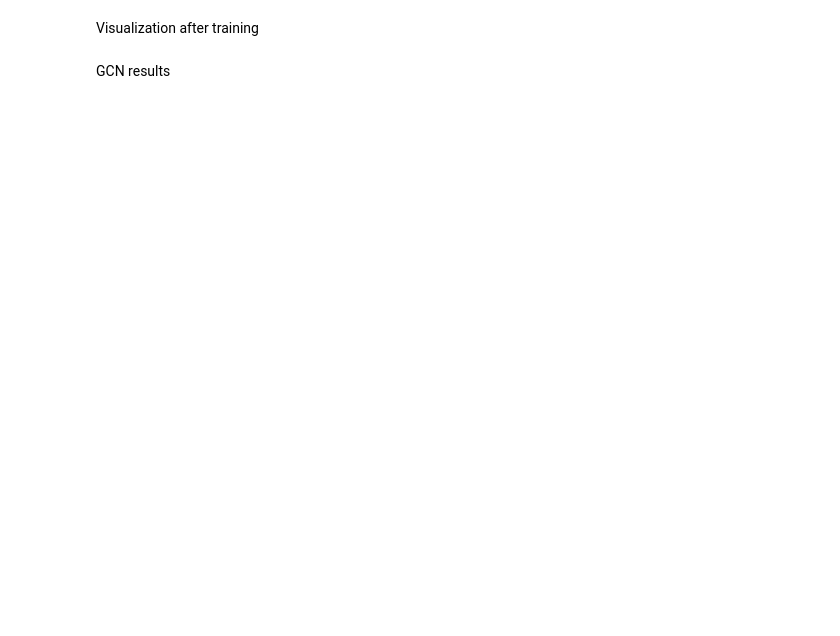
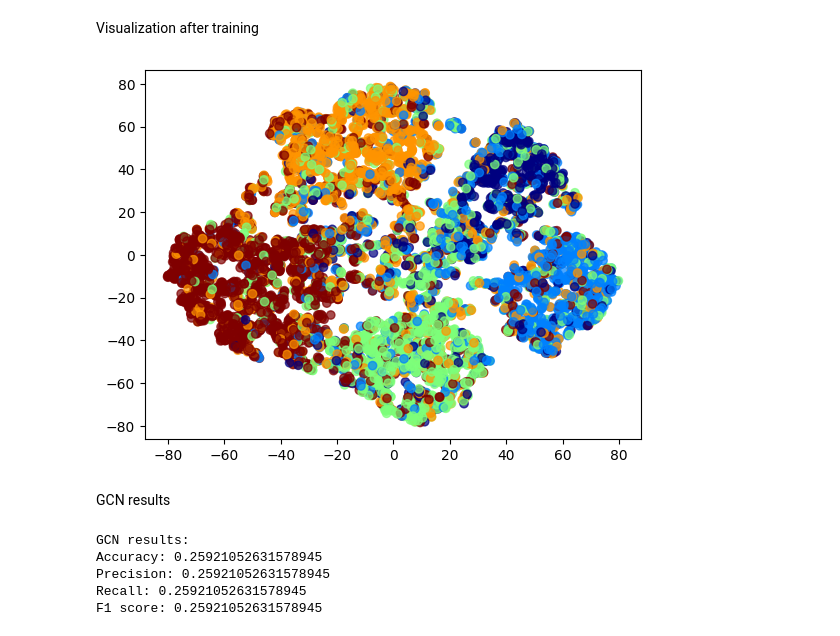
Before and after one commit to tamara-kostova/IIS, a Jupyter notebook: lab1.ipynb, the cells around one changed output. Cells and saved outputs as stored; diff of their text form; code cells hidden in the pictures; blank space fills up the shorter version.

```diff
--- a/lab1.ipynb
+++ b/lab1.ipynb
@@ -166,12 +169,17 @@ class GCN(torch.nn.Module):
 Function for training GCN model
 # %%
 def train_gcn(model, dataset, optimizer, criterion, epochs=5):
+    if len(dataset.train_mask.shape) > 1:
+        train_mask = dataset.train_mask[:, 0]
+    else:
+        train_mask = dataset.train_mask
+
     for epoch in range(epochs):
         model.train()
         optimizer.zero_grad()
         out = model(dataset.x, dataset.edge_index)
-        loss = criterion(out[dataset.train_mask],
-                         dataset.y[dataset.train_mask])
+        loss = criterion(out[train_mask],
+                         dataset.y[train_mask])
         loss.backward()
         optimizer.step()
 
@@ -200,3 +206,3 @@ plt.show()
 # %%
-train_gcn(model2, dataset, optimizer, criterion, 1)
+train_gcn(model2, dataset, optimizer, criterion, 1000)
 # %% [output]
@@ -204,20 +235,30 @@ IndexError: too many indices for tensor of dimension 1
 # %% [markdown]
 Visualization after training
 # %%
-node_embeddings_gcn_2 = model2(dataset.x, dataset.edge_index)
-node_embeddings_gcn_2 = model().detach().cpu().numpy()
+node_embeddings_gcn = model2(dataset.x, dataset.edge_index).detach().cpu().numpy()
+
+
+
 tsne = TSNE(n_components=2)
-node_embeddings_2d_2 = tsne.fit_transform(node_embeddings_gcn_2)
+node_embeddings_gcn_2d = tsne.fit_transform(node_embeddings_gcn)
 
-plt.scatter(node_embeddings_2d_2[:, 0], node_embeddings_2d_2[:, 1],
+plt.scatter(node_embeddings_gcn_2d[:, 0], node_embeddings_gcn_2d[:, 1],
             c=labels, cmap='jet', alpha=0.7)
 
 plt.show()
+# %% [output]
+[figure, added]
 # %% [markdown]
 GCN results
 # %%
 print('GCN results:')
-print(f'Accuracy: {accuracy_score(preds, test_y)}')
-print(f'Precision: {precision_score(preds, test_y, average="micro")}')
-print(f'Recall: {recall_score(preds, test_y, average="micro")}')
-print(f'F1 score: {f1_score(preds, test_y, average="micro")}')
+print(f'Accuracy: {accuracy_score(preds2, test_y)}')
+print(f'Precision: {precision_score(preds2, test_y, average="micro")}')
+print(f'Recall: {recall_score(preds2, test_y, average="micro")}')
+print(f'F1 score: {f1_score(preds2, test_y, average="micro")}')
+# %% [output]
+GCN results:
+Accuracy: 0.25921052631578945
+Precision: 0.25921052631578945
+Recall: 0.25921052631578945
+F1 score: 0.25921052631578945
```
Also changed, not shown: parts of 11 cells of this notebook.
